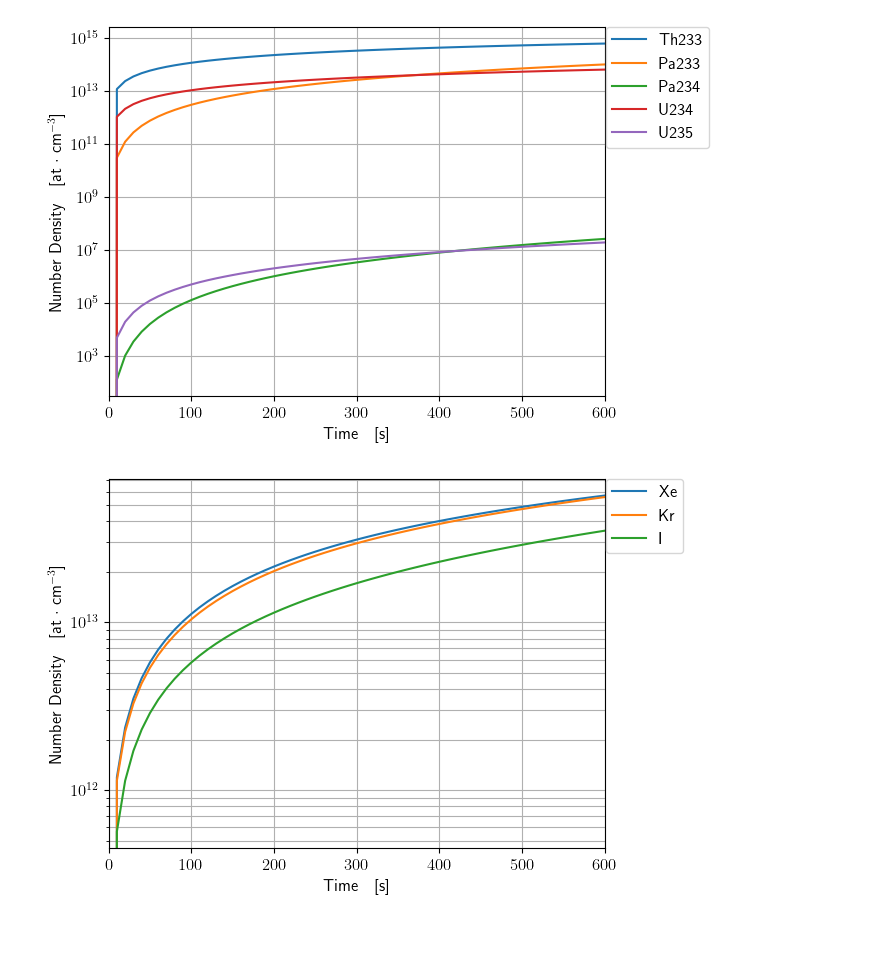
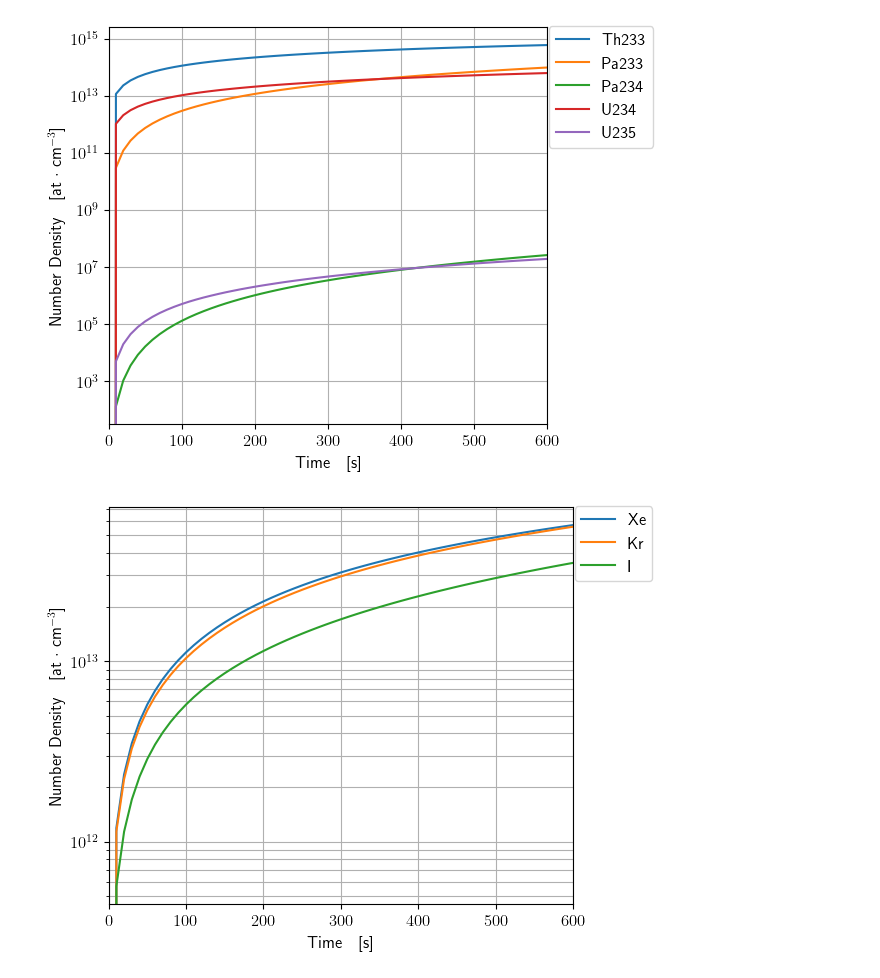
Before and after one commit to senior-design-npre458/preliminary-design, a Jupyter notebook: half-D-model/depletion/Untitled.ipynb, the cells around one changed output. Cells and saved outputs as stored; diff of their text form; code cells hidden in the pictures; blank space fills up the shorter version.

Commit message:
add depletion figures

```diff
--- a/half-D-model/depletion/Untitled.ipynb
+++ b/half-D-model/depletion/Untitled.ipynb
@@ -34,7 +34,7 @@ tru = ["Np", "Pu", "Am", "Cm", "Bk", "Cf", "Es", "Fm", "Md", "No", "Lr"]
 gases = ["Xe", "Kr", "I"]
 
 
-targs_of_interest = specific_nuclides + noble_metals + tru + lanthanides + gases
+targs_of_interest = specific_nuclides + noble_metals + tru + lanthanides + gases + ["U"]
 
 def get_element(elem):
     t, r = results.get_atoms("1","He4")
@@ -68,6 +68,7 @@ def get_heat_d(elems):
         for i in range(len(heat)):
             out[i] = heat[i][target]
         d[target] = interp.interp1d(t, out, 3)
+        print(out)
     d["total"] = interp.interp1d(t, results.get_decay_heat("1")[1], 3)
     return d
 
@@ -92,8 +93,9 @@ def plot_conc(elems, show = 1, name = None):
     ax.set_ylabel("Number Density\quad [at $\cdot$ cm$^{-3}$]")
     ax.set_xlabel("Time\quad [s]")
     ax.set_xlim(time[0],time[-1])
+    plt.tight_layout()
     if name:
-        fig.savefig("plots/" + name + ".png", dpi = 600)
+        fig.savefig("plots/" + name + ".png", dpi = 600, bbox_inches='tight')
     if show:
         plt.show()
 
@@ -105,7 +107,8 @@ def plot_heat(elems, show = 1, name = None):
     ax.set_ylabel("Decay Heat\quad [W]")
     ax.set_xlabel("Time\quad [s]")
     ax.set_xlim(time[0],time[-1])
+    plt.tight_layout()
     if name:
-        fig.savefig("plots/" + name + ".png", dpi = 600)
+        fig.savefig("plots/" + name + ".png", dpi = 600, bbox_inches='tight')
     if show:
         plt.show()
@@ -123,13 +147,14 @@ plt.legend(bbox_to_anchor=(1.0-0.015, 1.0225))
 # %%
 # Real plots
-plot(actinides, name = "actinide_concs")
-plot(gases, name = "gas_concs")
+plot_conc(actinides, name = "actinide_concs")
+plot_conc(gases, name = "gas_concs")
 plot_conc(poisons, name = "poison_concs")
 plot_conc(lanthanides, name = "lanth_concs")
+plot_conc(simp_nm, name = "nm_concs")
 
 plot_heat(["Ce", "Pr", "Nd", "Pm", "Sm"], name="lanth_heat")
 plot_heat(gases, name = "gas_heat")
 plot_heat(simp_nm, name = "nm_heat")
 # %% [output]
-[figure, old version]
+[figure, new version]
-[figure, old version]
+[figure, new version]
```
Also changed, not shown: parts of 3 cells of this notebook, 9 other files.
